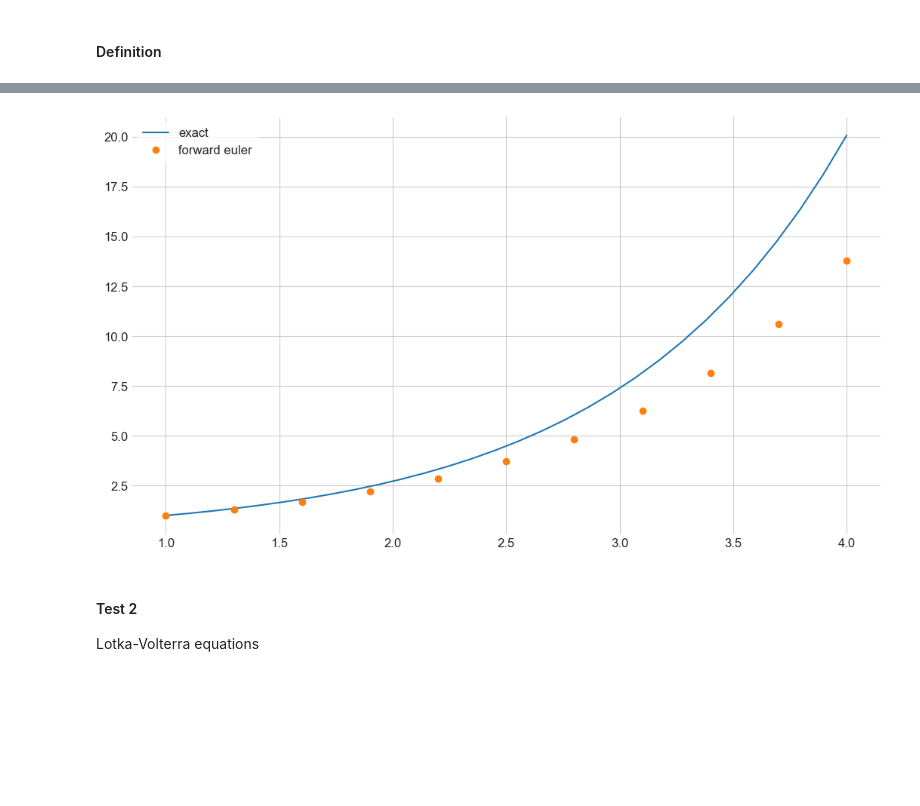
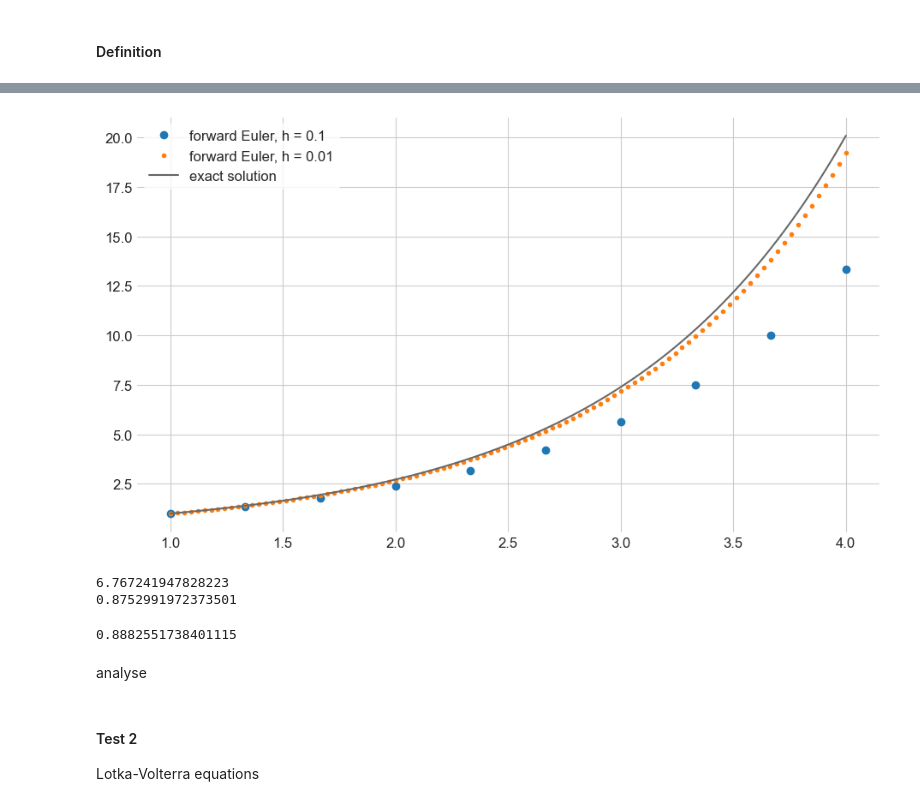
Before and after one commit to maxstollmayer/NuMeDiffG, a Jupyter notebook: Aufgabenblatt 1/Aufgabenblatt 1 Lösung.ipynb, the cells around one changed output, grey strips where cells are left out. Cells and saved outputs as stored; diff of their text form; code cells hidden in the pictures; blank space fills up the shorter version.

```diff
--- a/Aufgabenblatt 1/Aufgabenblatt 1 Lösung.ipynb
+++ b/Aufgabenblatt 1/Aufgabenblatt 1 Lösung.ipynb
@@ -44,28 +41,24 @@ plt.rcParams["legend.edgecolor"] = "white"
 # %%
-def forward_euler(f, y0, t0, tN, N):
+def forwardEuler(f, y0, t):
     '''
-    Returns list of input values and list of corresponding function values approximated with the forward Euler method.
+    Returns array of function values approximated with the forward Euler method.
 
-    f .... function of ODE y' = f(y, t)
+    f .... function of ODE y'(t) = f(t, y)
     y0 ... initial value y(t0) = y0
-    t0 ... starting point of interval
-    tN ... end point of interval
-    N .... number of steps
+    t .... discretized interval [t0, t1, ...]
     '''
 
-    h = (tN - t0) / N
-    t = t0 + h * np.arange(N+1)
+    N = len(t)
+    dim = (N,) + np.shape(y0)
 
-    if type(y0) == int:
-        y = np.zeros(N+1)
-    else:
-        y = np.zeros((N+1, np.size(y0)))
+    y = np.zeros(dim)
     y[0] = y0
 
-    for n in range(0, N):
-        y[n+1] = y[n] + h * f(y[n], t[n])
+    for n in range(N-1):
+        h = t[n+1] - t[n]
+        y[n+1] = y[n] + h * f(t[n], y[n])
 
-    return t, y
+    return y
 # %% [markdown]
 #### Test 1
 $y'(t) = y(t)$
@@ -97,9 +66,21 @@ y(4.0) = 13.79
-# %%
-x = np.linspace(1, 4, 30)
-
-plt.plot(x, np.exp(x - 1), label="exact")
-plt.plot(t1, y1, "o", label="forward euler")
-plt.legend()
-plt.show()
-# %% [output]
-[figure, removed]
+# %%
+def f(t, y):
+    return y
+
+def exact(t):
+    return np.exp(t-1)
+
+y0 = 1
+t1 = np.linspace(1, 4, 10)
+t2 = np.linspace(1, 4, 100)
+
+y1 = forwardEuler(f, y0, t1)
+y2 = forwardEuler(f, y0, t2)
+
+plt.plot(t1, y1, "o", label="forward Euler, h = 0.1")
+plt.plot(t2, y2, ".", label="forward Euler, h = 0.01")
+plt.plot(t2, exact(t2), color="dimgrey", label="exact solution")
+plt.legend()
+plt.show()
+# %% [output]
+[figure, added]
@@ -106,3 +97,13 @@ plt.show()
+# %%
+print(error(exact, y1, t1))
+print(error(exact, y2, t2))
+order(exact, y1, y2, t1 ,t2)
+# %% [output]
+6.767241947828223
+0.8752991972373501
+0.8882551738401115
+# %% [markdown]
+analyse
 # %% [markdown]
 #### Test 2
 Lotka-Volterra equations
```
Also changed, not shown: parts of 10 cells of this notebook, 3 other files.
